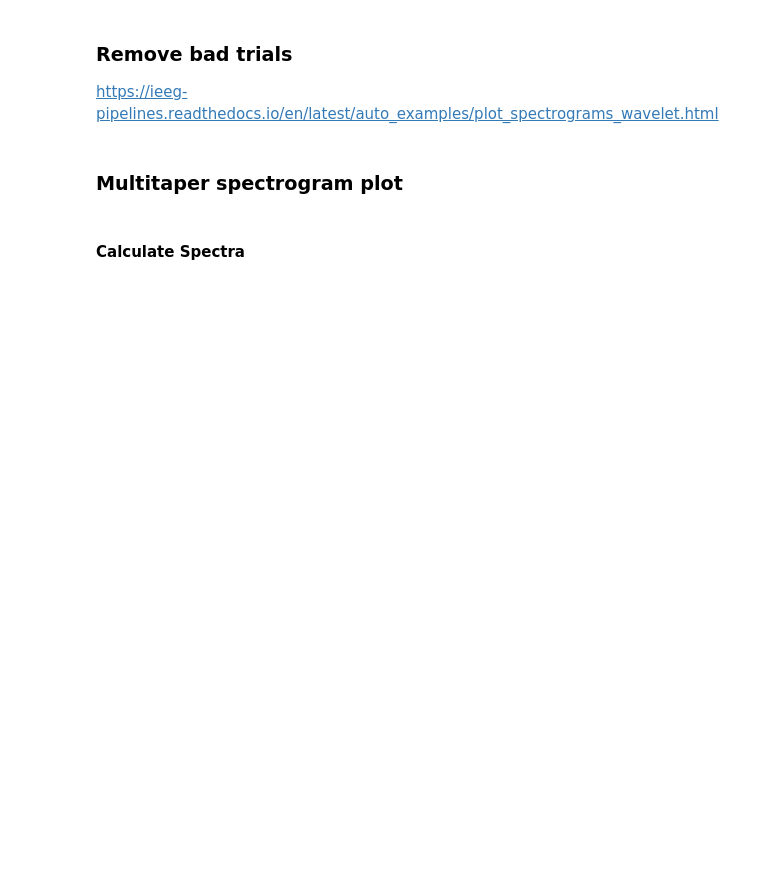
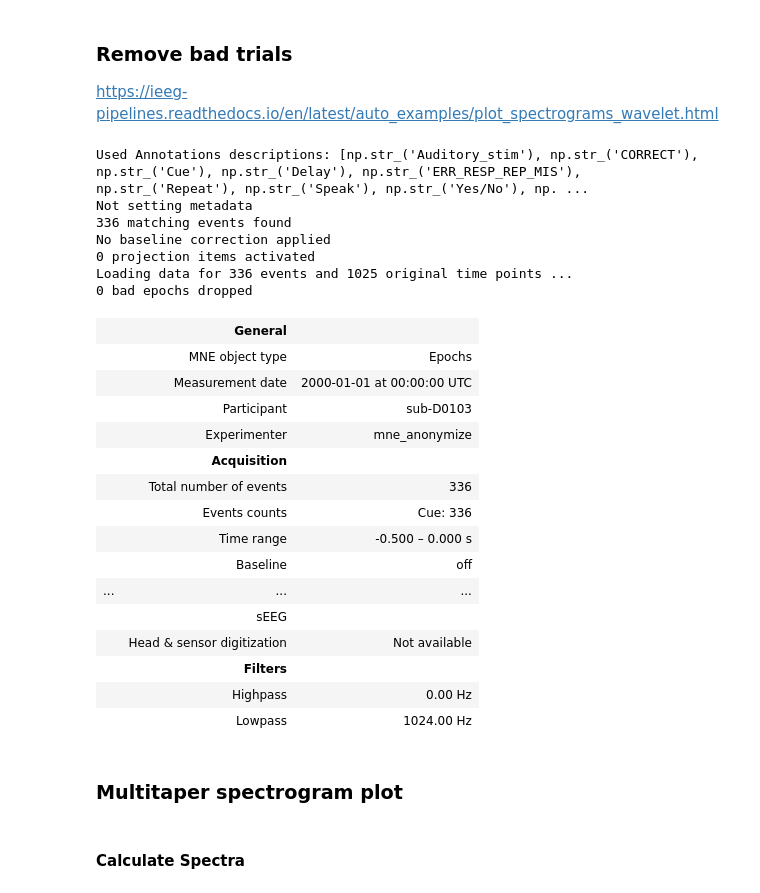
Before and after one commit to Baishenliang/coganlab_ieeg, a Jupyter notebook: loadieeg_multitaper.ipynb, the cells around one changed output. Cells and saved outputs as stored; diff of their text form; code cells hidden in the pictures; blank space fills up the shorter version.

```diff
--- a/loadieeg_multitaper.ipynb
+++ b/loadieeg_multitaper.ipynb
@@ -72,4 +147,0 @@ outlier round 6 channels: ['RFOA18', 'RTMM11', 'RFAM4', 'RTAM13', 'RIP10', 'RFOA
-# %%
-# Exclude bad channels
-raw.drop_channels(raw.info['bads'])
-raw.load_data()
@@ -94,3 +148,3 @@ raw.load_data()
 # %%
-# CAR (common average reference)
-raw.set_eeg_reference(ref_channels="average", ch_type='seeg')
+# CAR (common average reference) DONT DO THIS NOW
+# raw.set_eeg_reference(ref_channels="average", ch_type='seeg')
@@ -124,3 +167,29 @@ https://ieeg-pipelines.readthedocs.io/en/latest/auto_examples/plot_spectrograms_
 # %%
-# Mark channel outliers as bad
-raw.info['bads'] = channel_outlier_marker(raw, 5)
+baseline = 'Cue'
+times = [-0.5, 0]
+baselines = trial_ieeg(raw, baseline, times, preload=True)
+outliers_to_nan(baselines, outliers=10)
+# %% [output]
+Used Annotations descriptions: [np.str_('Auditory_stim'), np.str_('CORRECT'), np.str_('Cue'), np.str_('Delay'), np.str_('ERR_RESP_REP_MIS'), np.str_('Repeat'), np.str_('Speak'), np.str_('Yes/No'), np. ...
+Not setting metadata
+336 matching events found
+No baseline correction applied
+0 projection items activated
+Loading data for 336 events and 1025 original time points ...
+0 bad epochs dropped
+|  | General |  |
+|  | MNE object type | Epochs |
+|  | Measurement date | 2000-01-01 at 00:00:00 UTC |
+|  | Participant | sub-D0103 |
+|  | Experimenter | mne_anonymize |
+|  | Acquisition |  |
+|  | Total number of events | 336 |
+|  | Events counts | Cue: 336 |
+|  | Time range | -0.500 – 0.000 s |
+|  | Baseline | off |
+| ... | ... | ... |
+|  | sEEG |  |
+|  | Head & sensor digitization | Not available |
+|  | Filters |  |
+|  | Highpass | 0.00 Hz |
+|  | Lowpass | 1024.00 Hz |
```
Also changed, not shown: parts of 16 cells of this notebook, 1 other file.
